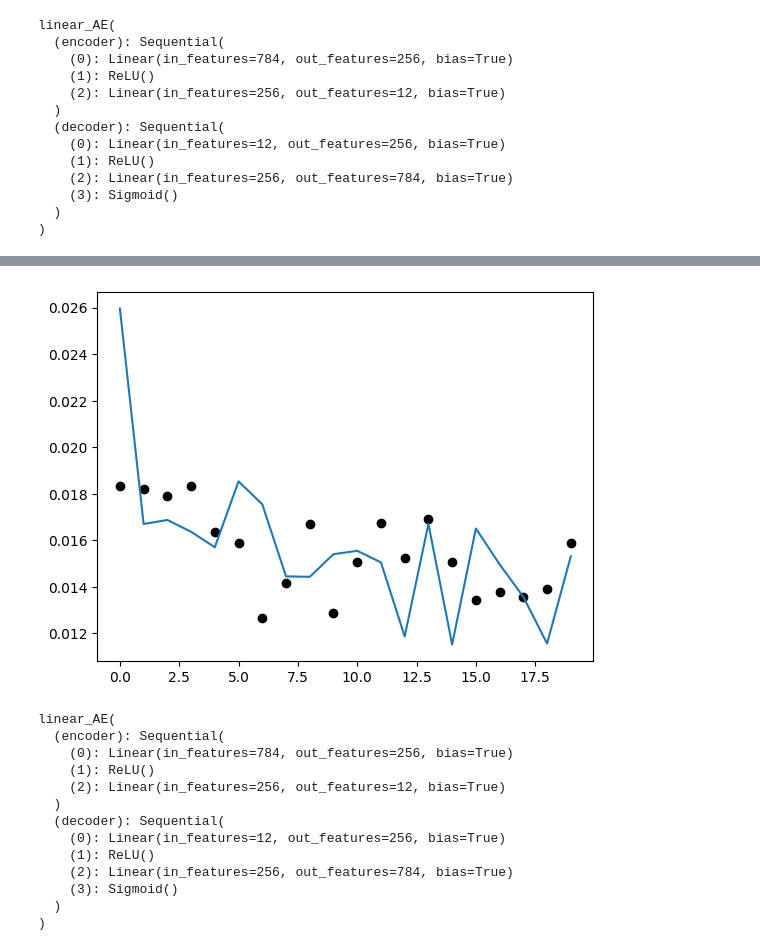
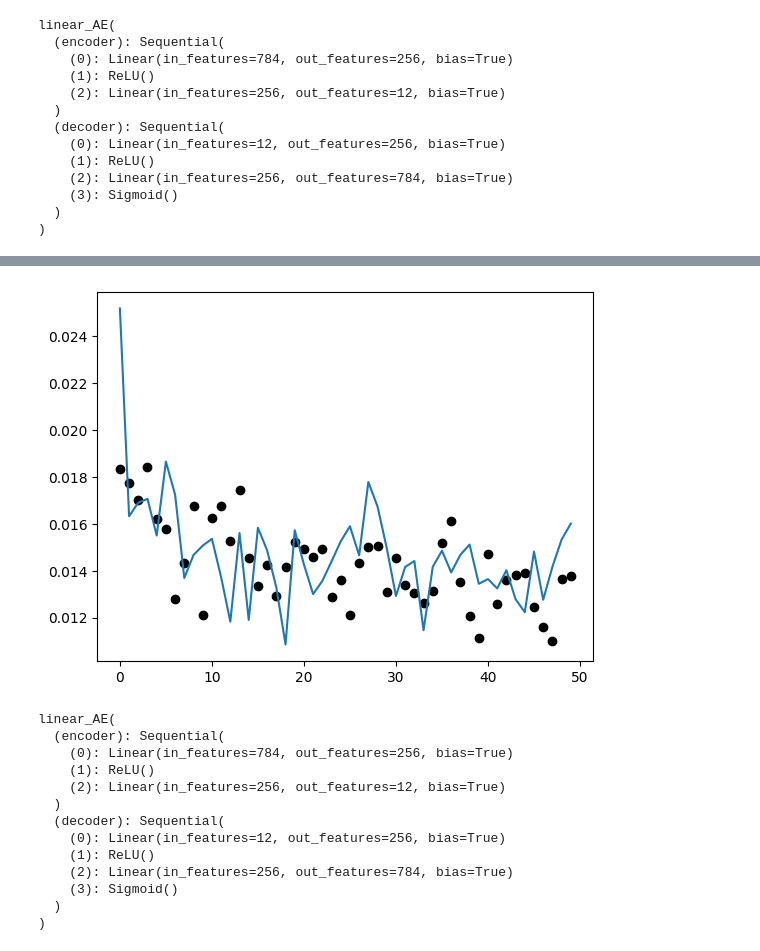
Before and after one commit to vfschumann/HU_SysBio_FinalProjekt, a Jupyter notebook: OneLayer_AE_model.ipynb, the cells around one changed output, grey strips where cells are left out. Drawn from its saved outputs; the diff is of its cells as text; code cells hidden in the pictures.

Commit message:
MuellTim
more epochs in training

```diff
--- a/OneLayer_AE_model.ipynb
+++ b/OneLayer_AE_model.ipynb
@@ -77,7 +77,7 @@ loss_fn = nn.MSELoss() ###CrossEntropyLoss()               ### nn.MSELoss (Mean
 
 optimizer = torch.optim.Adam(model.parameters(),lr=1e-3, weight_decay=1e-5)
 # %%
-num_epochs = 20
+num_epochs = 50
 outputs = []
 torch.manual_seed(42)
 for epoch in range(num_epochs):
@@ -126,4 +123,4 @@ Epoch:20, Loss:0.0153 ; Train Loss:0.0159
-[figure, old version]
+[figure, new version]
 # %%
 torch.save(model, 'model_oneLayer_AE.pth')
 # %%
```
Also changed, not shown: parts of 2 cells of this notebook.
